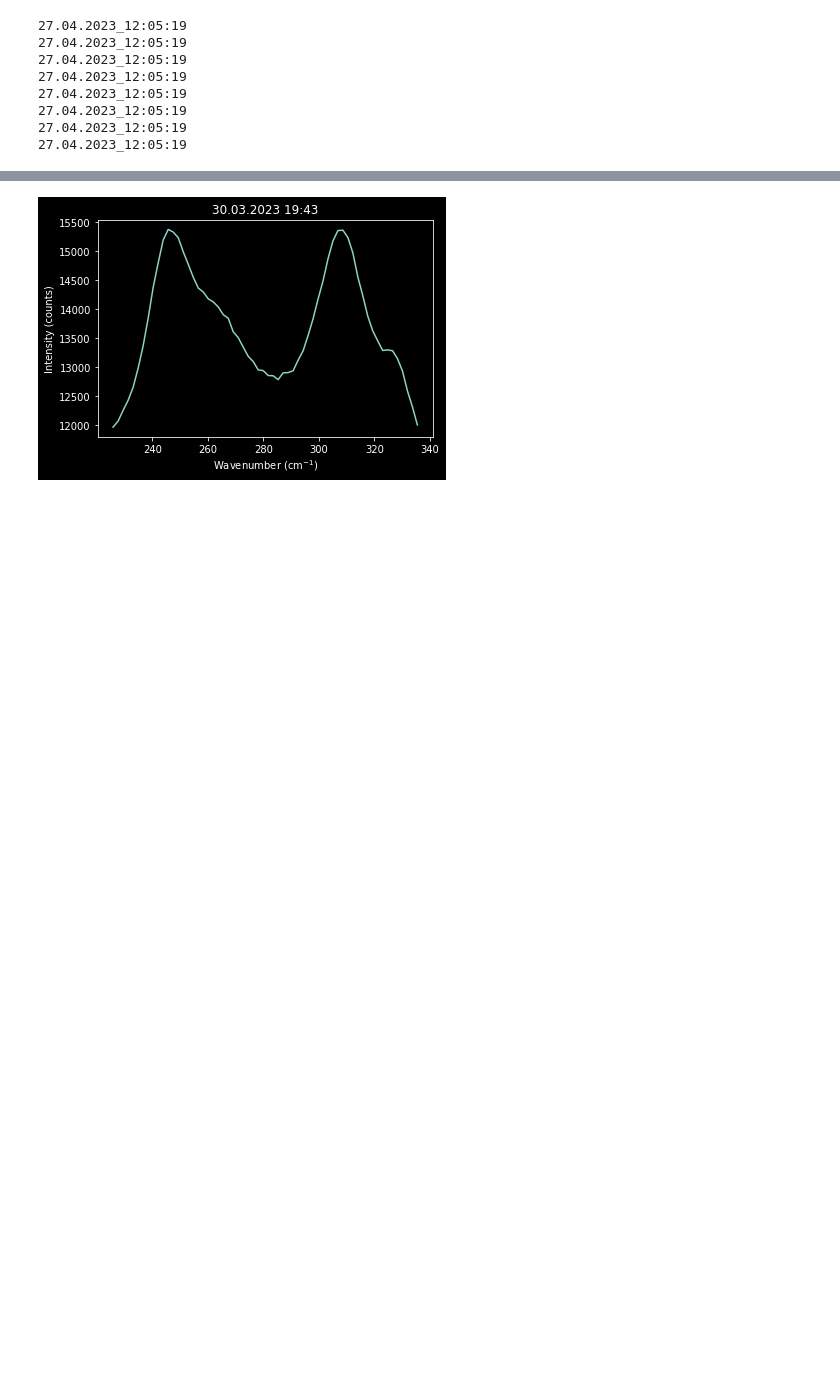
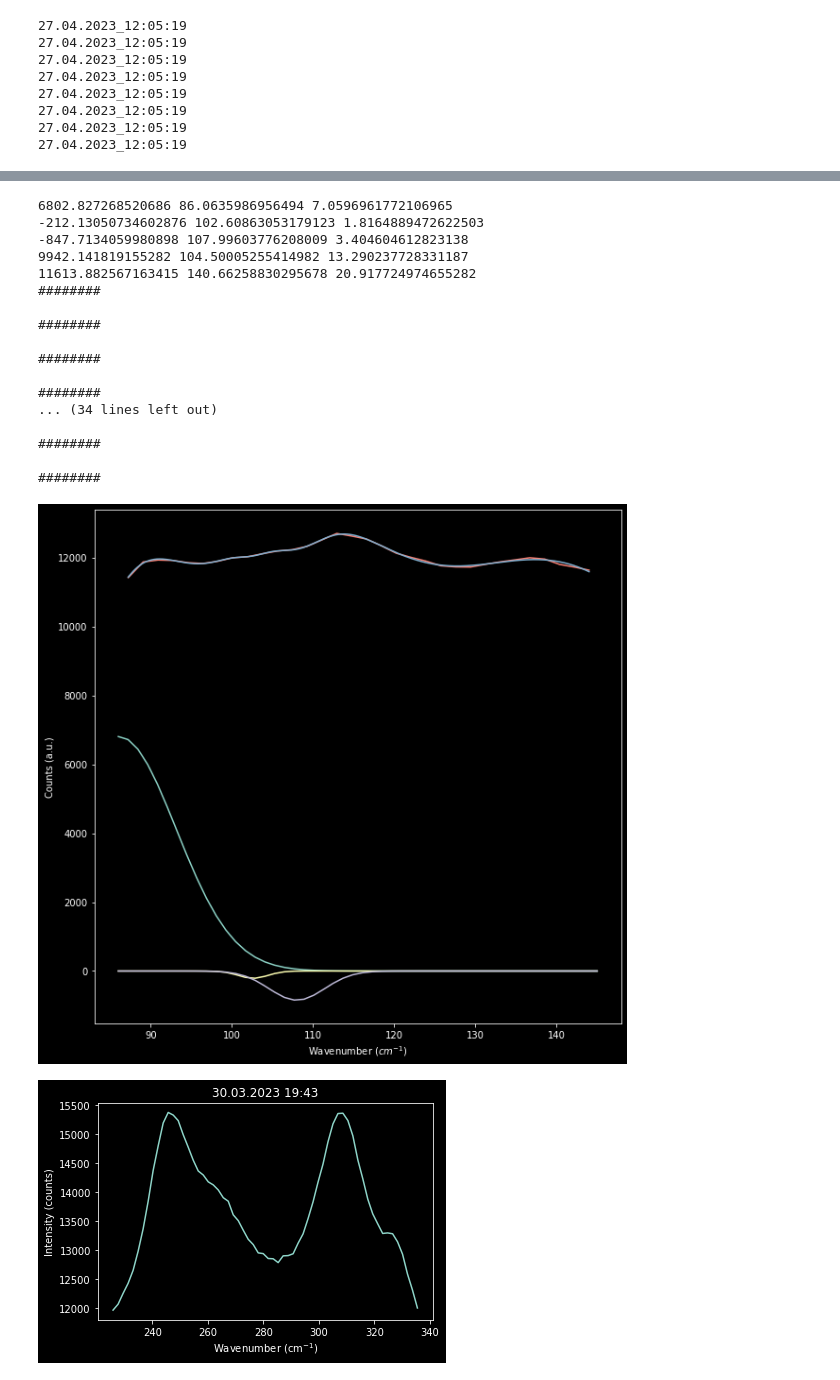
Before and after one commit to oftavira/codespaces-jupyter, a Jupyter notebook: tony/practica.ipynb, the cells around one changed output, grey strips where cells are left out. Saved outputs shown, nothing was run; the diff lists cells and outputs as text; code cells hidden in the pictures; blank space fills up the shorter version.

```diff
--- a/tony/practica.ipynb
+++ b/tony/practica.ipynb
@@ -347,8 +348,3 @@ files
  'espectrosraman//ZnO-In2S3-CdS-10_1_06.txt',
  'espectrosraman//ZnO-In2S3-CdS-10_1_04.txt',
  'espectrosraman//In2S3_CdS-370-633_01.txt']
-# %%
-specs = []
-for spec in files:
-    r = RamanSpectrum('espectrosraman/'+file)
-    specs.append(r)
@@ -367,3 +405,57 @@ for s in specs:
+# %%
+
+ob = r
+g = []
+gy = []
+
+x = np.linspace(86,145)
+
+exp_x = ob.croppedx
+exp_y = ob.croppedy
+fit_x = ob.x_fit
+fit_y = ob.y_fit
+
+for i in range(0,5):
+    a,c,s = ob.popt[i*3:(i+1)*3]
+    g.append([a,c,s])
+    print(a,c,s)
+    gy.append(gaussian(x,a,c,s))
+plt.figure(figsize=(10,10))
+plt.plot(x,gy[0])
+plt.plot(x,gy[1])
+plt.plot(x,gy[2])
+plt.plot(exp_x,exp_y)
+plt.plot(fit_x,fit_y)
+plt.xlabel('Wavenumber $(cm^{-1})$')
+plt.ylabel('Counts (a.u.)')
+for e in ob.popt:
+    if e < 0:
+        print('######## \n \n  pops')
+        print(e, ob.popt)
+        print(ob.metadata['Acquired']=='21.03.2023 10:08:20')
+    print('######## \n')
+# pops_data[spec] = ob.popt
+# plt.savefig('frames/'+spec+'.png')
+plt.show()
+# %% [output]
+6802.827268520686 86.0635986956494 7.0596961772106965
+-212.13050734602876 102.60863053179123 1.8164889472622503
+-847.7134059980898 107.99603776208009 3.404604612823138
+9942.141819155282 104.50005255414982 13.290237728331187
+11613.882567163415 140.66258830295678 20.917724974655282
+########
+
+########
+
+########
+
+########
+... (34 lines left out)
+
+########
+
+########
+[figure, added]
 # %%
 file = files[0]
 raman = RamanSpectrum(file)
```
Also changed, not shown: parts of 6 cells of this notebook, 1 other file.
